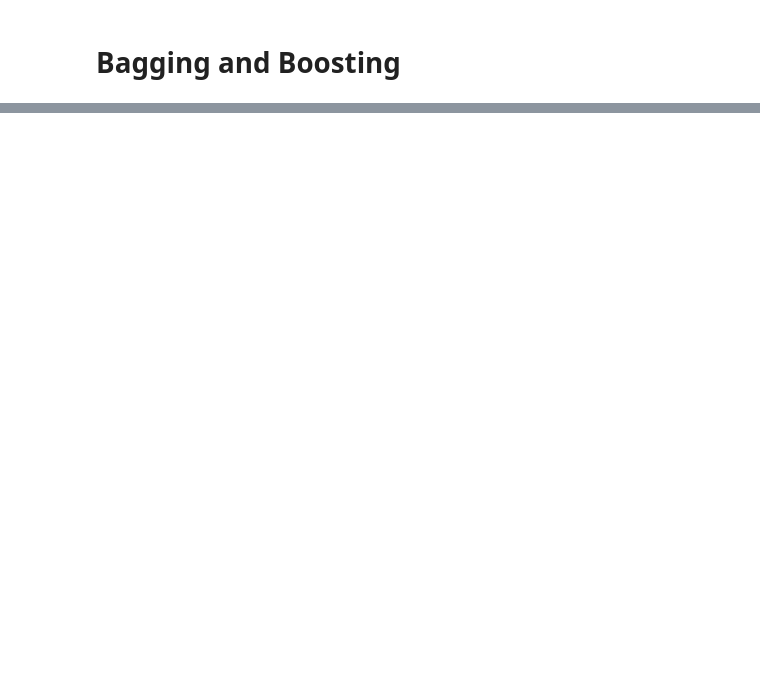
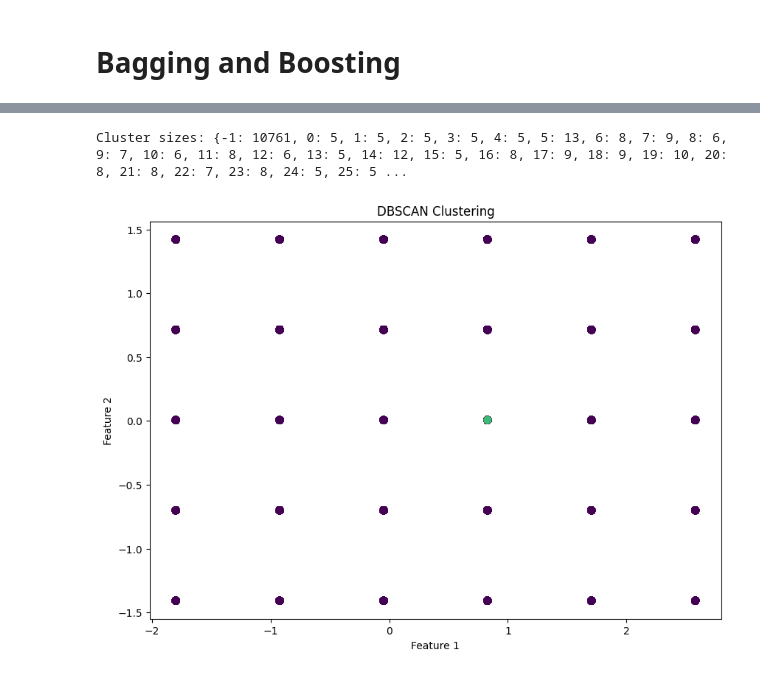
Before and after one commit to Atabeydem/477_Project, a Jupyter notebook: CE 477.ipynb, the cells around one changed output, grey strips where cells are left out. Saved outputs shown, nothing was run; the diff lists cells and outputs as text; code cells hidden in the pictures; blank space fills up the shorter version.

Commit message:
Hierarchical clustering and DBSCAN algorithm added

```diff
--- a/CE 477.ipynb
+++ b/CE 477.ipynb
@@ -627,0 +652,26 @@ Accuracy of Ada Boosting: 0.639090909090909
+# %%
+from sklearn.cluster import DBSCAN
+from sklearn.preprocessing import StandardScaler
+import numpy as np
+
+# standardization
+scaler = StandardScaler()
+data_scaled = scaler.fit_transform(X)
+
+dbscan = DBSCAN(eps=0.5, min_samples=5)
+clusters = dbscan.fit_predict(data_scaled)
+
+# cluster sizes
+unique, counts = np.unique(clusters, return_counts=True)
+cluster_sizes = dict(zip(unique, counts))
+print("Cluster sizes:", cluster_sizes)
+
+plt.figure(figsize=(10, 7))
+plt.scatter(data_scaled[:, 0], data_scaled[:, 1], c=clusters, cmap='viridis', s=50)
+plt.title('DBSCAN Clustering')
+plt.xlabel('Feature 1')
+plt.ylabel('Feature 2')
+plt.show()
+# %% [output]
+Cluster sizes: {-1: 10761, 0: 5, 1: 5, 2: 5, 3: 5, 4: 5, 5: 13, 6: 8, 7: 9, 8: 6, 9: 7, 10: 6, 11: 8, 12: 6, 13: 5, 14: 12, 15: 5, 16: 8, 17: 9, 18: 9, 19: 10, 20: 8, 21: 8, 22: 7, 23: 8, 24: 5, 25: 5 ...
+[figure, added]
```
Also changed, not shown: parts of 9 cells of this notebook.
